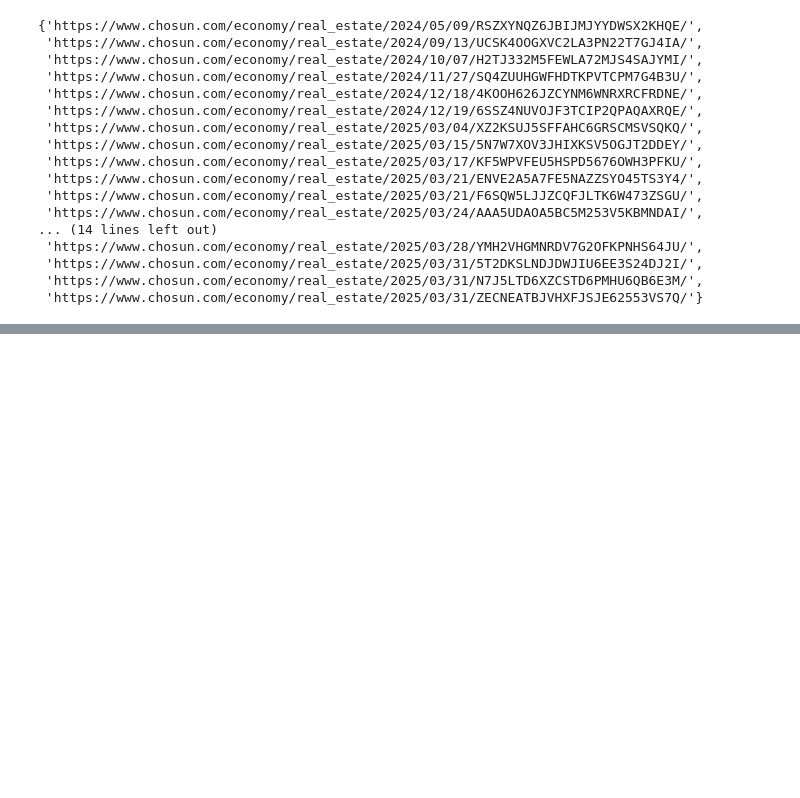
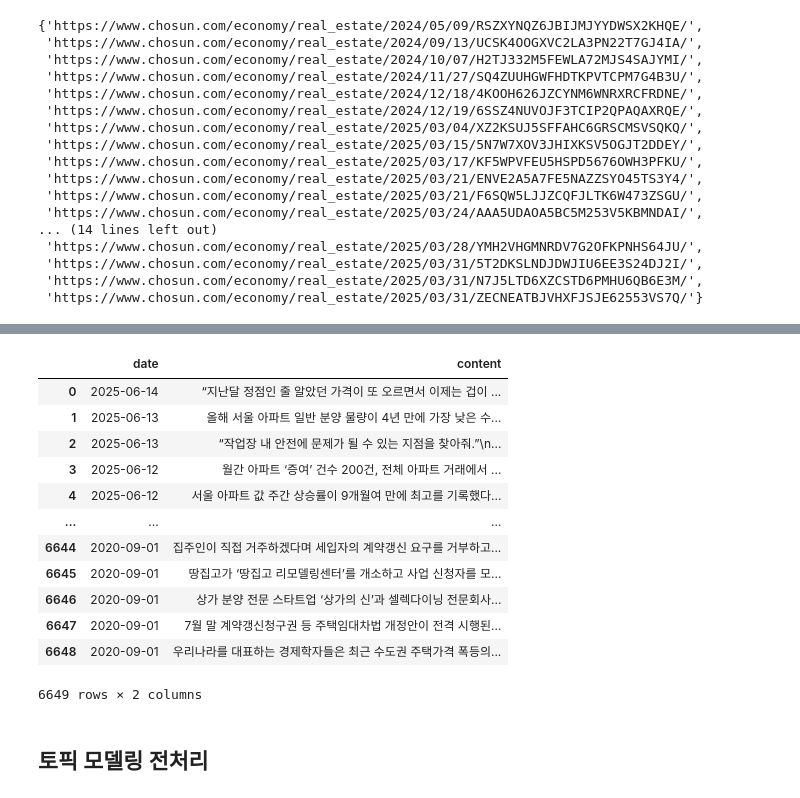
Before and after one commit to kimyoungho010311/AptPrice-SatelliteSentiment, a Jupyter notebook: notebooks/chosun_ilbo.ipynb, the cells around one changed output, grey strips where cells are left out. Cells and saved outputs as stored; diff of their text form; code cells hidden in the pictures; blank space fills up the shorter version.

```diff
--- a/notebooks/chosun_ilbo.ipynb
+++ b/notebooks/chosun_ilbo.ipynb
@@ -209,0 +206,28 @@ Name: content, dtype: object
+# %%
+# URL 기준으로 날짜 추출함
+chosun['date'] = pd.to_datetime(chosun['URL'].apply(lambda x: "-".join(x.split("/")[5:8])))
+# %%
+# 날짜 순으로 정렬후 URL 삭제
+chosun.sort_values(by='date',ascending=False, inplace=True)
+chosun.drop('URL', axis=1, inplace=True)
+# 컬럼 순서 변경
+chosun = chosun[['date','content']]
+# 인덱스 번호 초기화
+chosun = chosun.reset_index(drop=True)
+chosun
+# %% [output]
+|  | date | content |
+| 0 | 2025-06-14 | “지난달 정점인 줄 알았던 가격이 또 오르면서 이제는 겁이 ... |
+| 1 | 2025-06-13 | 올해 서울 아파트 일반 분양 물량이 4년 만에 가장 낮은 수... |
+| 2 | 2025-06-13 | “작업장 내 안전에 문제가 될 수 있는 지점을 찾아줘.”\n... |
+| 3 | 2025-06-12 | 월간 아파트 ‘증여’ 건수 200건, 전체 아파트 거래에서 ... |
+| 4 | 2025-06-12 | 서울 아파트 값 주간 상승률이 9개월여 만에 최고를 기록했다... |
+| ... | ... | ... |
+| 6644 | 2020-09-01 | 집주인이 직접 거주하겠다며 세입자의 계약갱신 요구를 거부하고... |
+| 6645 | 2020-09-01 | 땅집고가 ‘땅집고 리모델링센터’를 개소하고 사업 신청자를 모... |
+| 6646 | 2020-09-01 | 상가 분양 전문 스타트업 ‘상가의 신’과 셀렉다이닝 전문회사... |
+| 6647 | 2020-09-01 | 7월 말 계약갱신청구권 등 주택임대차법 개정안이 전격 시행된... |
+| 6648 | 2020-09-01 | 우리나라를 대표하는 경제학자들은 최근 수도권 주택가격 폭등의... |
+6649 rows × 2 columns
+# %% [markdown]
+## 토픽 모델링 전처리
```
Also changed, not shown: parts of 18 cells of this notebook, 4 other files.
